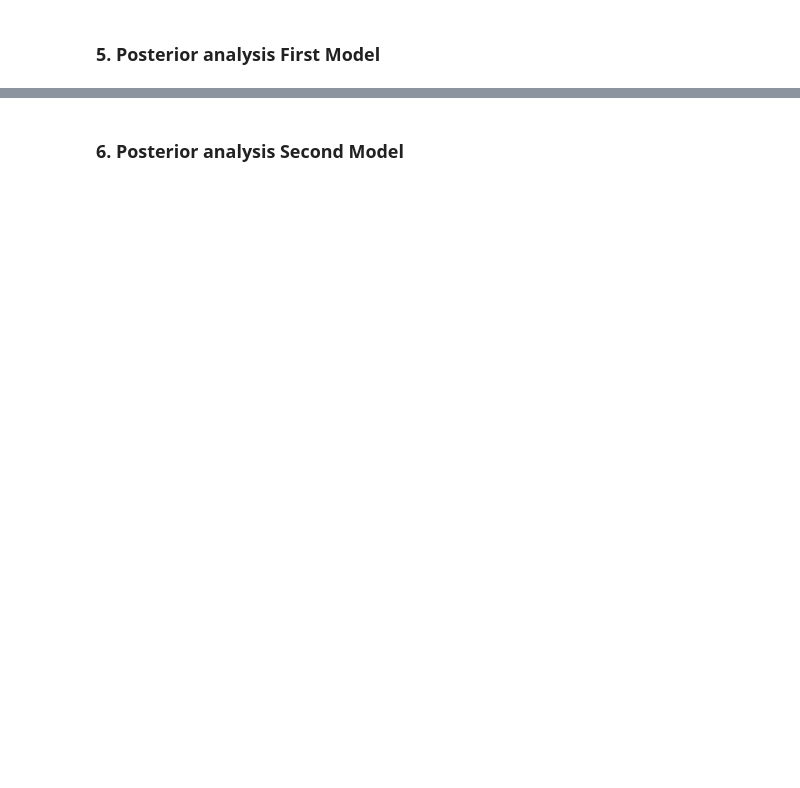
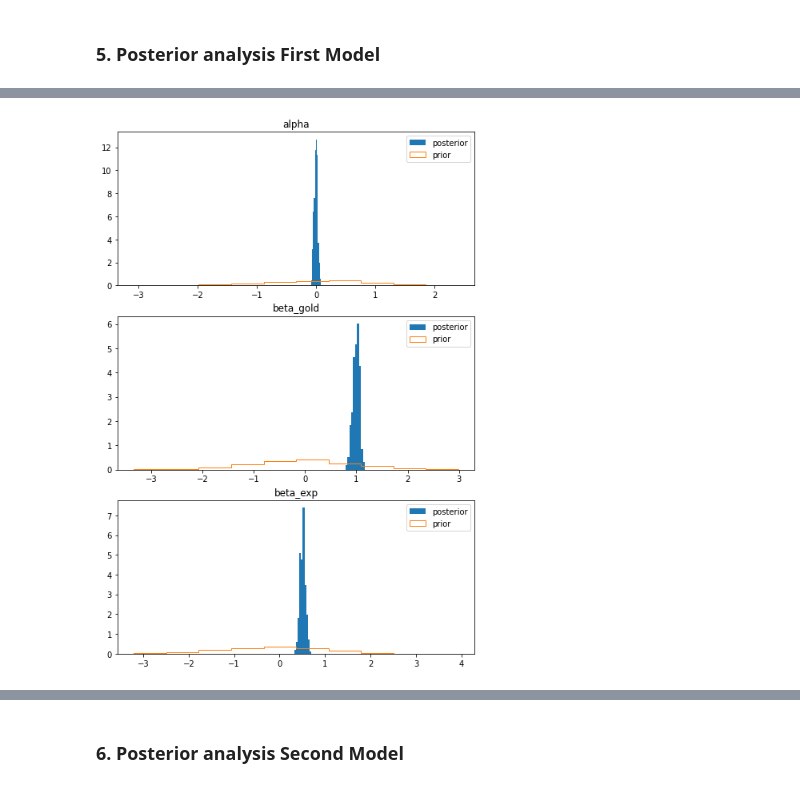
Before and after one commit to dominik-air/Ranked-Games-Analysis, a Jupyter notebook: project.ipynb, the cells around one changed output, grey strips where cells are left out. Drawn from its saved outputs; the diff is of its cells as text; code cells hidden in the pictures; blank space fills up the shorter version.

```diff
--- a/project.ipynb
+++ b/project.ipynb
@@ -283,0 +532,2 @@ We have chosen ...
+# %%
+logit_posterior = CmdStanModel(stan_file='models/logit_posterior.stan')
@@ -283,0 +552,22 @@ We have chosen ...
+# %%
+from sklearn.model_selection import train_test_split
+from sklearn.preprocessing import StandardScaler
+
+scaler = StandardScaler()
+
+X = features[['goldDiff', 'expDiff']]
+y = features['blueWins'].values.astype(int)
+
+X_train, X_test, y_train, y_test = train_test_split(X, y, test_size=1/3, random_state=28062023)
+
+scaler.fit(X_train)
+X_train = scaler.transform(X_train)
+# %%
+data = {
+    'N': len(y_train),
+    'gameWon': y_train,
+    'goldDiff': X_train[:, 0],
+    'expDiff': X_train[:, 1]
+}
+
+fit_logit = logit_posterior.sample(data=data, iter_warmup=100, iter_sampling=100, seed=28062023)
@@ -283,0 +581,12 @@ We have chosen ...
+# %%
+logit_posterior_df = fit_logit.draws_pd()
+# %%
+fig, axes = plt.subplots(3, 1, figsize=(8, 12))
+axes = axes.flatten()
+for i, param in enumerate(("alpha", "beta_gold", "beta_exp")):
+    axes[i].hist(logit_posterior_df[param], bins=10, label="posterior", density=True)
+    axes[i].hist(logit_ppc_df[param], bins=10, histtype='step', label="prior", density=True)
+    axes[i].set_title(param)
+    axes[i].legend()
+# %% [output]
+[figure, added]
```
Also changed, not shown: parts of 77 cells of this notebook, 4 other files.
